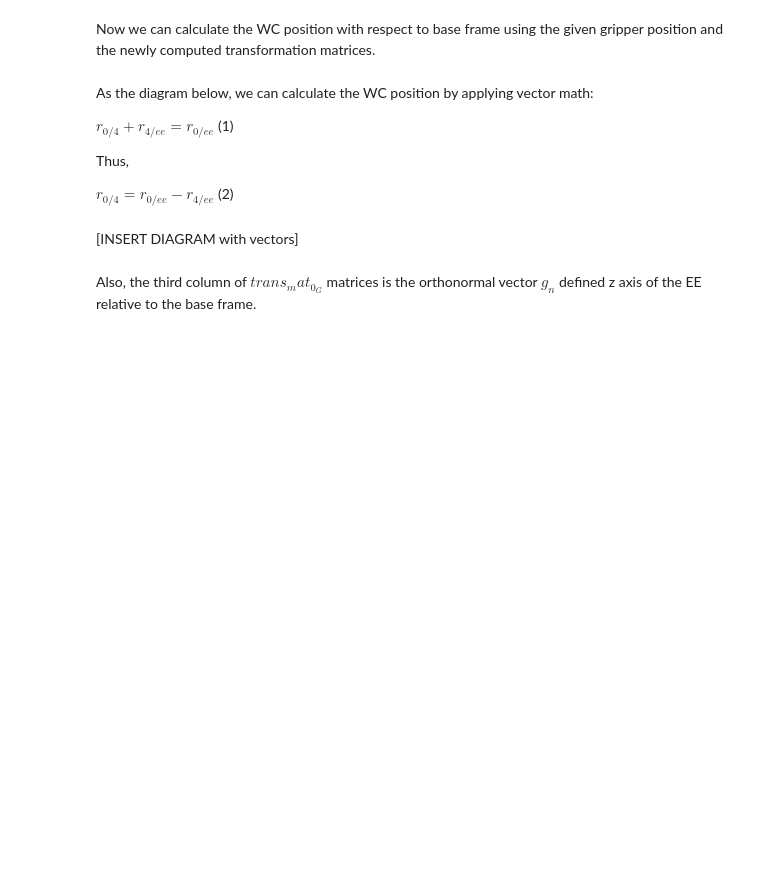
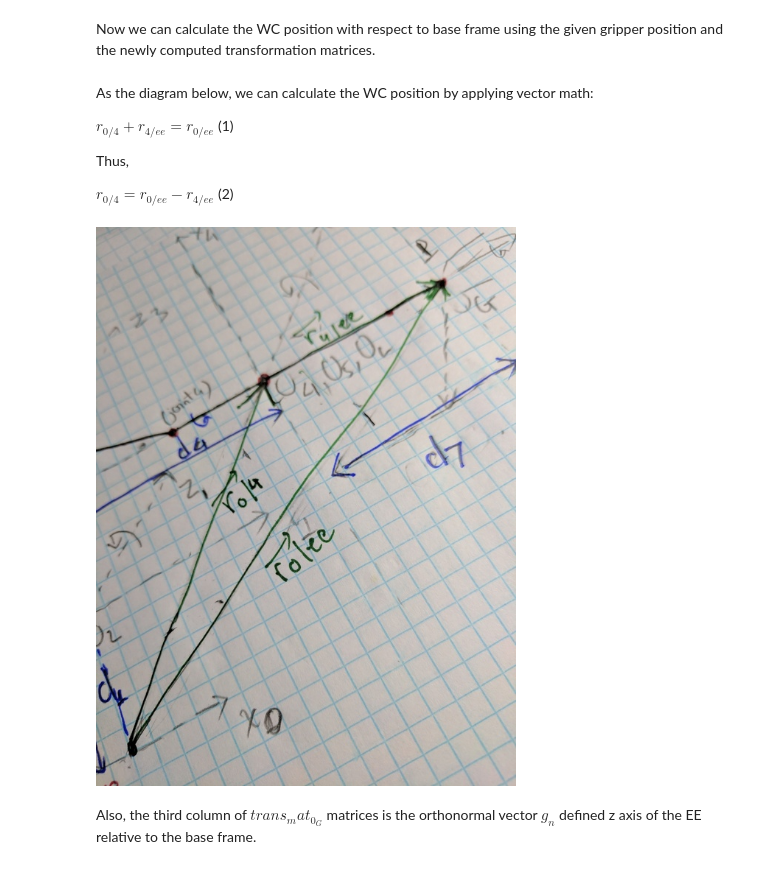
Before and after one commit to riochuong/RoboND-PickAndPlace, a Jupyter notebook: kuka_arm/scripts/Project 2 - WRITEUP.ipynb, the cells around one changed output. Drawn from its saved outputs; the diff is of its cells as text; code cells hidden in the pictures; blank space fills up the shorter version.

```diff
--- a/kuka_arm/scripts/Project 2 - WRITEUP.ipynb
+++ b/kuka_arm/scripts/Project 2 - WRITEUP.ipynb
@@ -252,8 +255,10 @@ $r_{0/4} + r_{4/ee} = r_{0/ee}$ (1)
 Thus,
 
 $r_{0/4} = r_{0/ee} - r_{4/ee} $ (2)
-# %% [markdown]
-[INSERT DIAGRAM with vectors]
+# %%
+Image('pic/fk_vector.jpg')
+# %% [output]
+[figure, added]
 # %% [markdown]
 Also, the third column of $ trans_mat_0_G $ matrices is the orthonormal vector $ g_n $ defined z axis of the EE relative to the base frame.
 # %%
```
Also changed, not shown: parts of 30 cells of this notebook, 2 other files.
